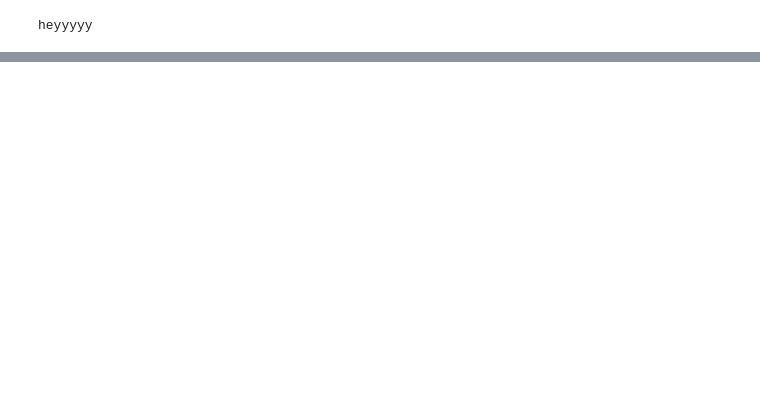
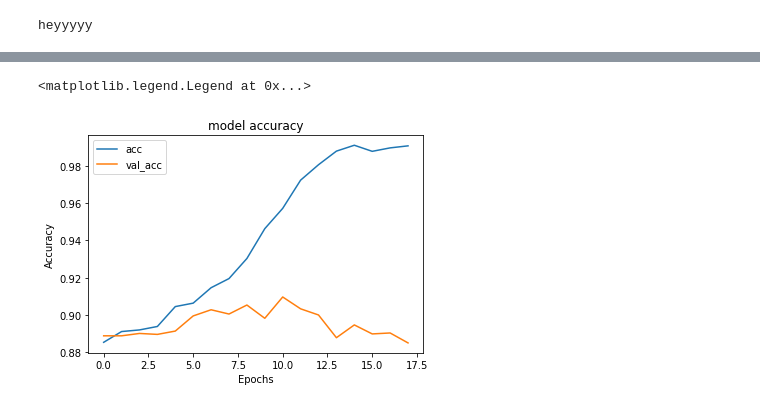
Before and after one commit to tingyi1021/boat_CNN, a Jupyter notebook: boatCNN.ipynb, the cells around one changed output, grey strips where cells are left out. Cells and saved outputs as stored; diff of their text form; code cells hidden in the pictures; blank space fills up the shorter version.

```diff
--- a/boatCNN.ipynb
+++ b/boatCNN.ipynb
@@ -131,13 +135,14 @@ def load_CNN(output_size):
   K.clear_session()
   model = Sequential()
   model.add(Conv2D(128, (5, 5),
-               input_shape=(128, 128, 3),
+               input_shape=(200, 200, 3),
                activation='relu'))
   model.add(MaxPool2D(pool_size=(2, 2)))
   #model.add(BatchNormalization())
 
   model.add(Conv2D(64, (3, 3), activation='relu'))
   model.add(MaxPool2D(pool_size=(2, 2)))
+  model.add(Dropout(0.25))
   #model.add(BatchNormalization())
 
   model.add(Conv2D(32, (3, 3), activation='relu'))
@@ -304,0 +314,11 @@ print(image_number)
+# %%
+plt.title('model accuracy')
+plt.plot(h.history['acc'], label='accuracy')
+plt.plot(h.history['val_acc'], label='validation accuracy')
+plt.xlabel('Epochs')
+plt.ylabel('Accuracy')
+plt.legend(['acc',
+            'val_acc'], loc='best')
+# %% [output]
+<matplotlib.legend.Legend at 0x...>
+[figure, added]
```
Also changed, not shown: parts of 12 cells of this notebook.
